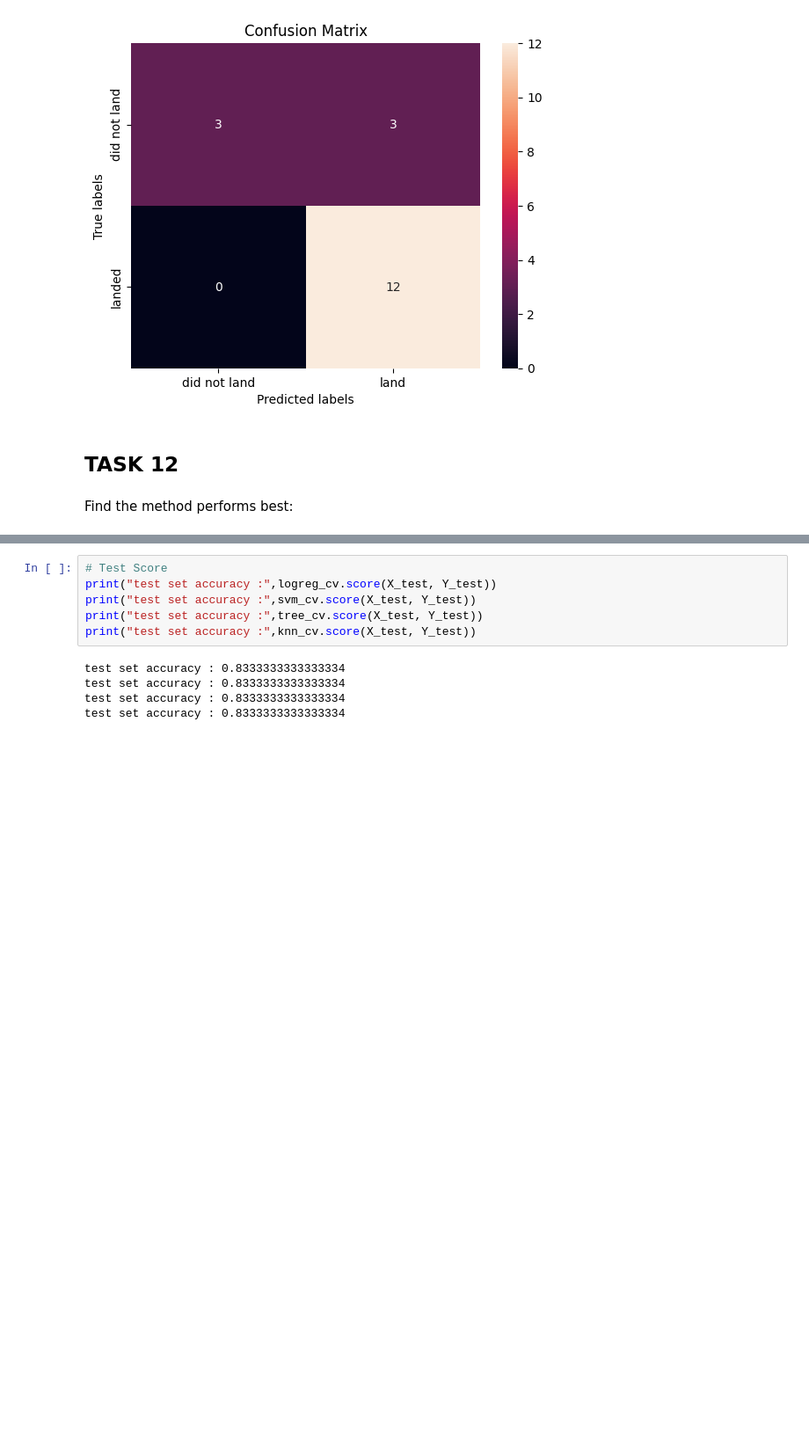
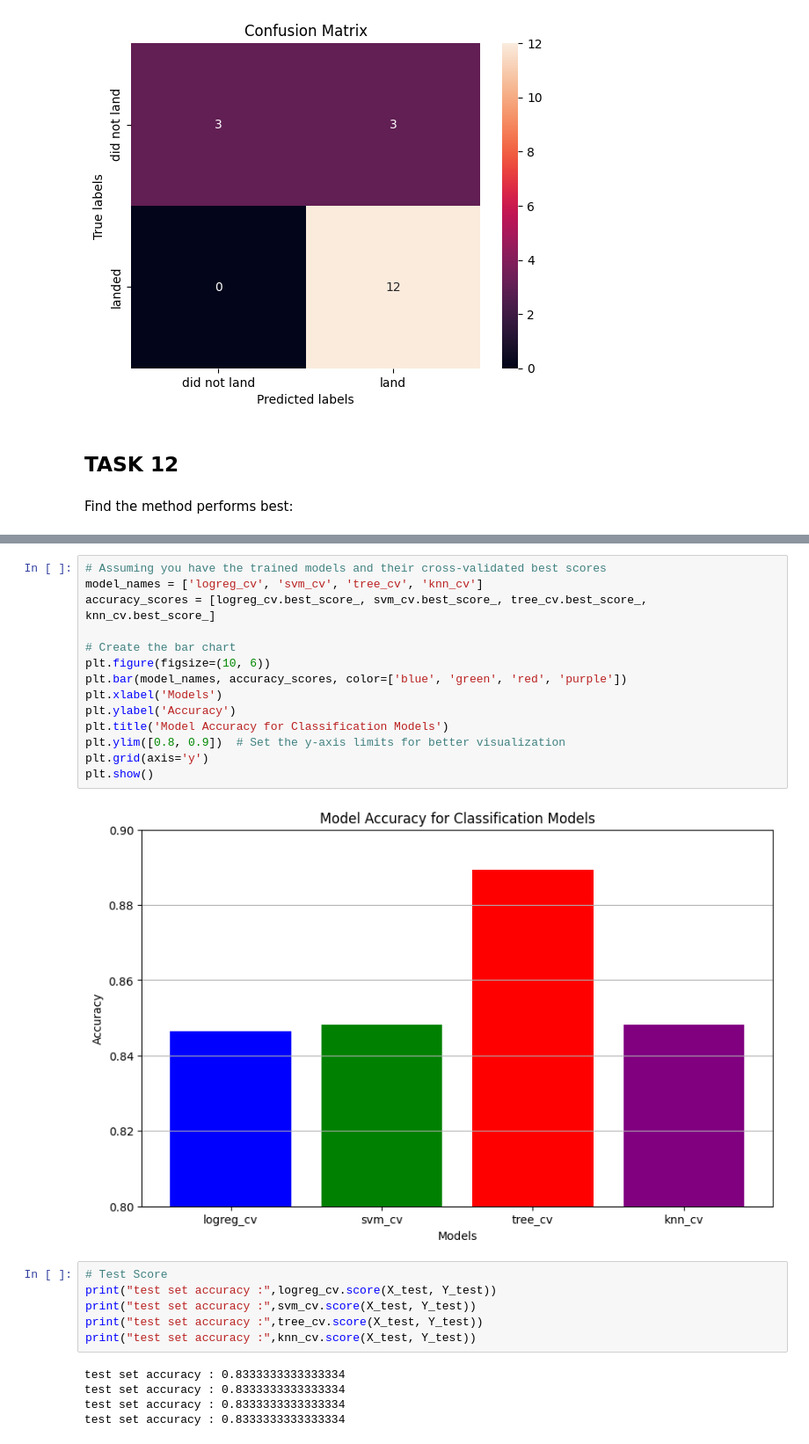
Before and after one commit to Rywel94/IBM-Projects, a Jupyter notebook: SpaceX-Machine-Learning-Prediction-Part-5-v1.ipynb, the cells around one changed output, grey strips where cells are left out. Shown: that part at 88% size. Cells and saved outputs as stored; diff of their text form; blank space fills up the shorter version.

```diff
--- a/SpaceX-Machine-Learning-Prediction-Part-5-v1.ipynb
+++ b/SpaceX-Machine-Learning-Prediction-Part-5-v1.ipynb
@@ -353,4 +353,20 @@ accuracy : 0.875
 accuracy : 0.8482142857142858
+# %%
+# Assuming you have the trained models and their cross-validated best scores
+model_names = ['logreg_cv', 'svm_cv', 'tree_cv', 'knn_cv']
+accuracy_scores = [logreg_cv.best_score_, svm_cv.best_score_, tree_cv.best_score_, knn_cv.best_score_]
+
+# Create the bar chart
+plt.figure(figsize=(10, 6))
+plt.bar(model_names, accuracy_scores, color=['blue', 'green', 'red', 'purple'])
+plt.xlabel('Models')
+plt.ylabel('Accuracy')
+plt.title('Model Accuracy for Classification Models')
+plt.ylim([0.8, 0.9])  # Set the y-axis limits for better visualization
+plt.grid(axis='y')
+plt.show()
+# %% [output]
+[figure, added]
 # %%
 # Test Score
 print("test set accuracy :",logreg_cv.score(X_test, Y_test))
```
Also changed, not shown: parts of 5 cells of this notebook.
